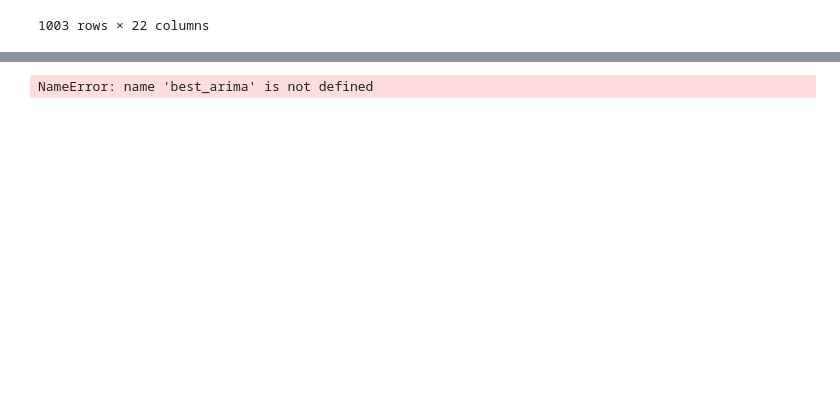
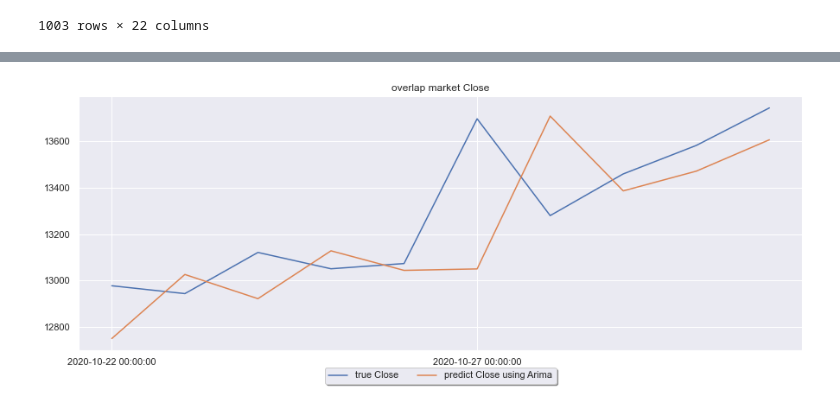
Before and after one commit to tang-ji/BTC-prediction, a Jupyter notebook: stack-rnn-arima-xgb.ipynb, the cells around one changed output, grey strips where cells are left out. Drawn from its saved outputs; the diff is of its cells as text; code cells hidden in the pictures; blank space fills up the shorter version.

```diff
--- a/stack-rnn-arima-xgb.ipynb
+++ b/stack-rnn-arima-xgb.ipynb
@@ -230,21 +245,21 @@ def reverse_close(array):
 # %%
 last =10
 
 pred_arima = best_arima.predict()
 pred_arima_last = pred_arima[-predict_days:]
 x_range = np.arange(df_log.shape[0])[-last:]
 fig = plt.figure(figsize = (15,6))
 ax = plt.subplot(111)
 ax.plot(x_range, reverse_close(df_log.iloc[:,0].values)[-last:], label = 'true Close')
 ax.plot(x_range, reverse_close(pred_arima)[-last:], label = 'predict Close using Arima')
 box = ax.get_position()
 ax.set_position([box.x0, box.y0 + box.height * 0.1, box.width, box.height * 0.9])
 ax.legend(loc = 'upper center', bbox_to_anchor= (0.5, -0.05), fancybox = True, shadow = True, ncol = 5)
-plt.xticks(x_range[::5], date_ori[::5][-last:])
+plt.xticks(x_range[::5], date_ori[-last:][::5])
 plt.title('overlap market Close')
 plt.show()
 # %% [output]
-NameError: name 'best_arima' is not defined
+[figure, added]
 # %%
 stack_predict = np.vstack([pred_arima[:boundary], output_predict.reshape((-1))]).T
 stack_predict_last = np.vstack([pred_arima_last, output_predict_last.reshape((-1))]).T
```
Also changed, not shown: parts of 16 cells of this notebook, 1 other file.
